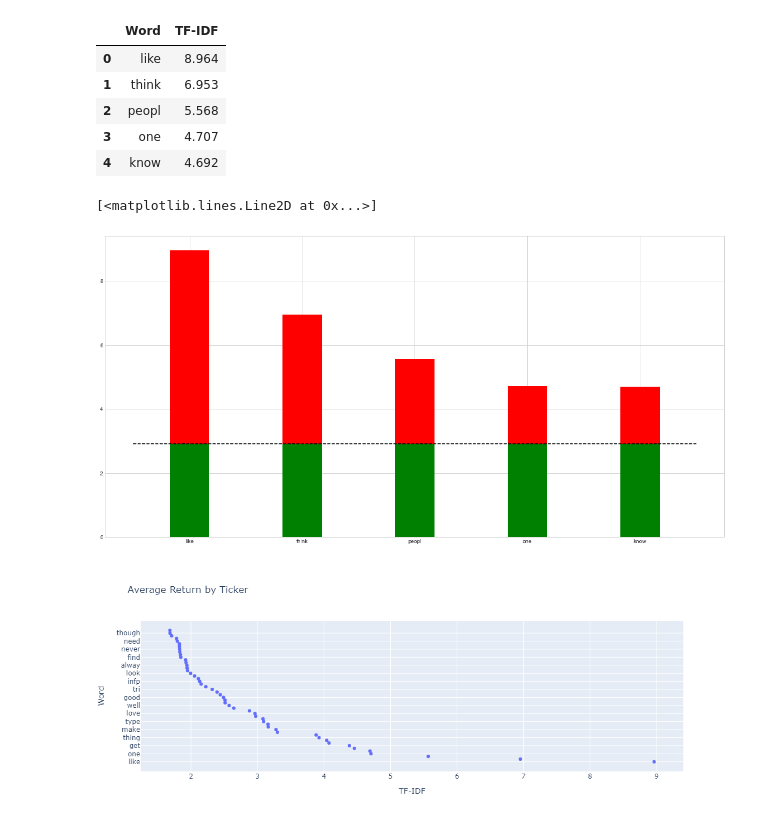
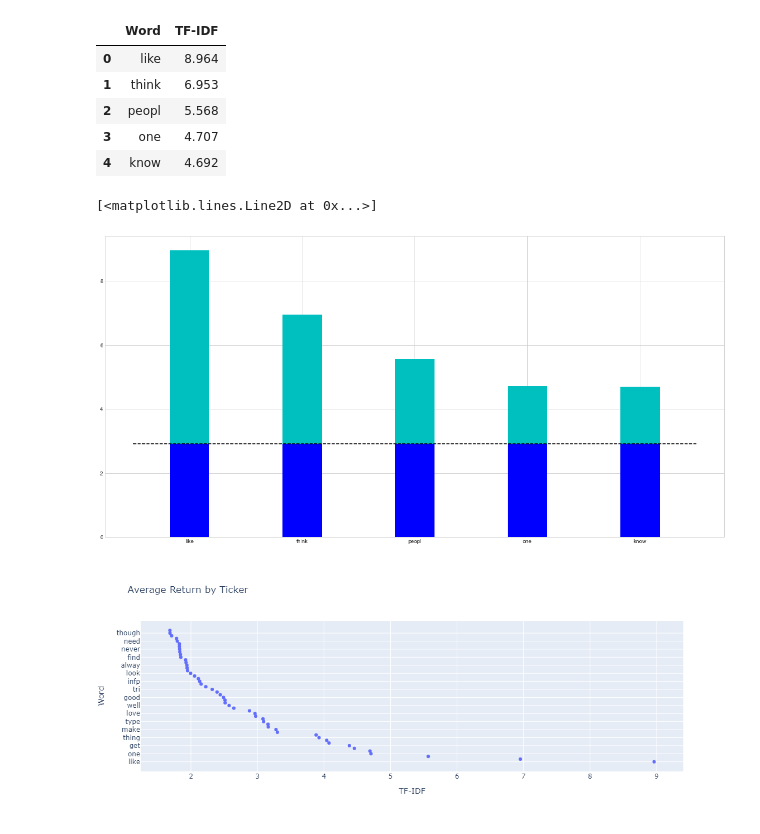
Before and after one commit to eml33530/Project_3, a Jupyter notebook: Project_3_NLP.ipynb, the cells around one changed output. Cells and saved outputs as stored; diff of their text form; code cells hidden in the pictures.

```diff
--- a/Project_3_NLP.ipynb
+++ b/Project_3_NLP.ipynb
@@ -319,25 +319,25 @@ top5
 # %%
 threshold = avg_rating
 #values = np.array([8.96,6.953,5.568,4.707,4.692])
 #x = range(len(values))
 values = top5['TF-IDF']
 x = top5.Word
 
 # split it up
 above_threshold = np.maximum(values - threshold, 0)
 below_threshold = np.minimum(values, threshold)
 
 # and plot it
 fig, ax = plt.subplots()
-ax.bar(x, below_threshold, 0.35, color="g")
-ax.bar(x, above_threshold, 0.35, color="r",
+ax.bar(x, below_threshold, 0.35, color="b")
+ax.bar(x, above_threshold, 0.35, color="c",
         bottom=below_threshold)
 
 # horizontal line indicating the threshold
 ax.plot([-0.5, 4.5], [threshold, threshold], "k--")
 # %% [output]
 [<matplotlib.lines.Line2D at 0x...>]
-[figure, old version]
+[figure, new version]
 # %%
 px.scatter(frequentwords_scores, x = "TF-IDF" , y = "Word", title='Average Return by Ticker')
 # %% [output]
```
